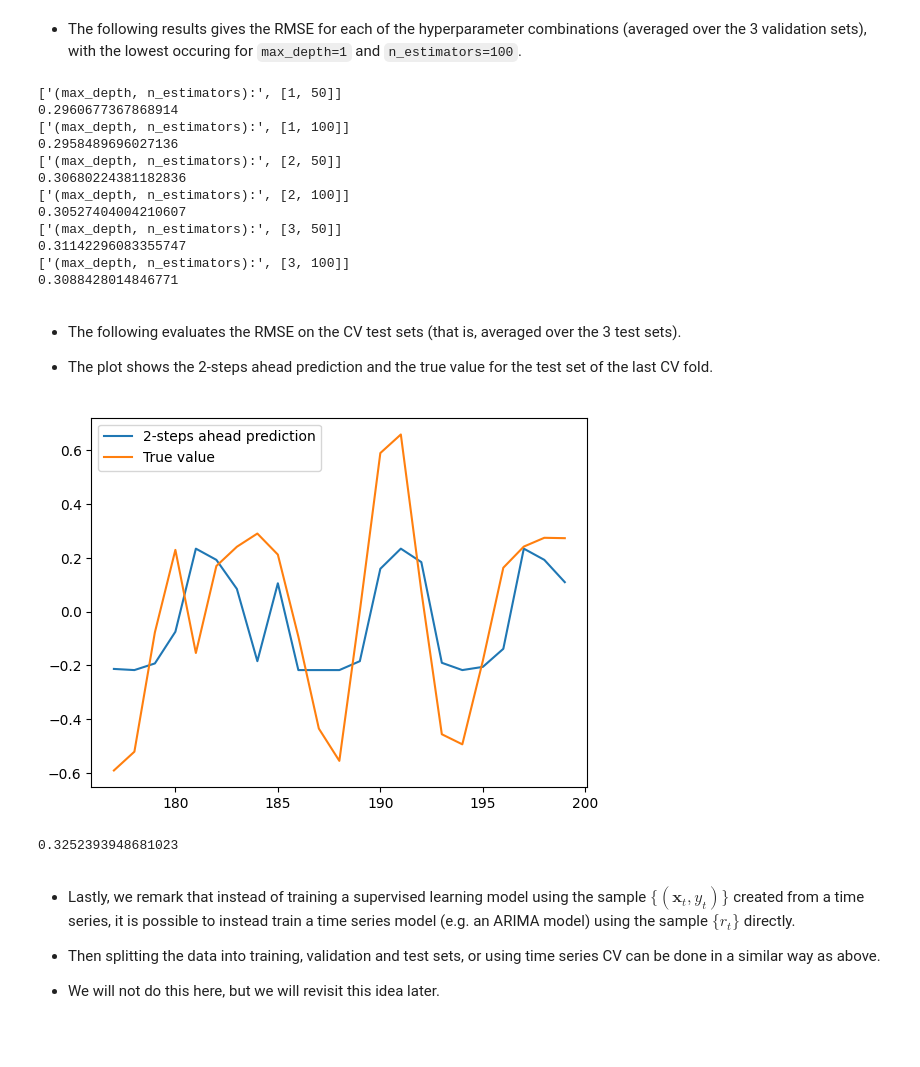
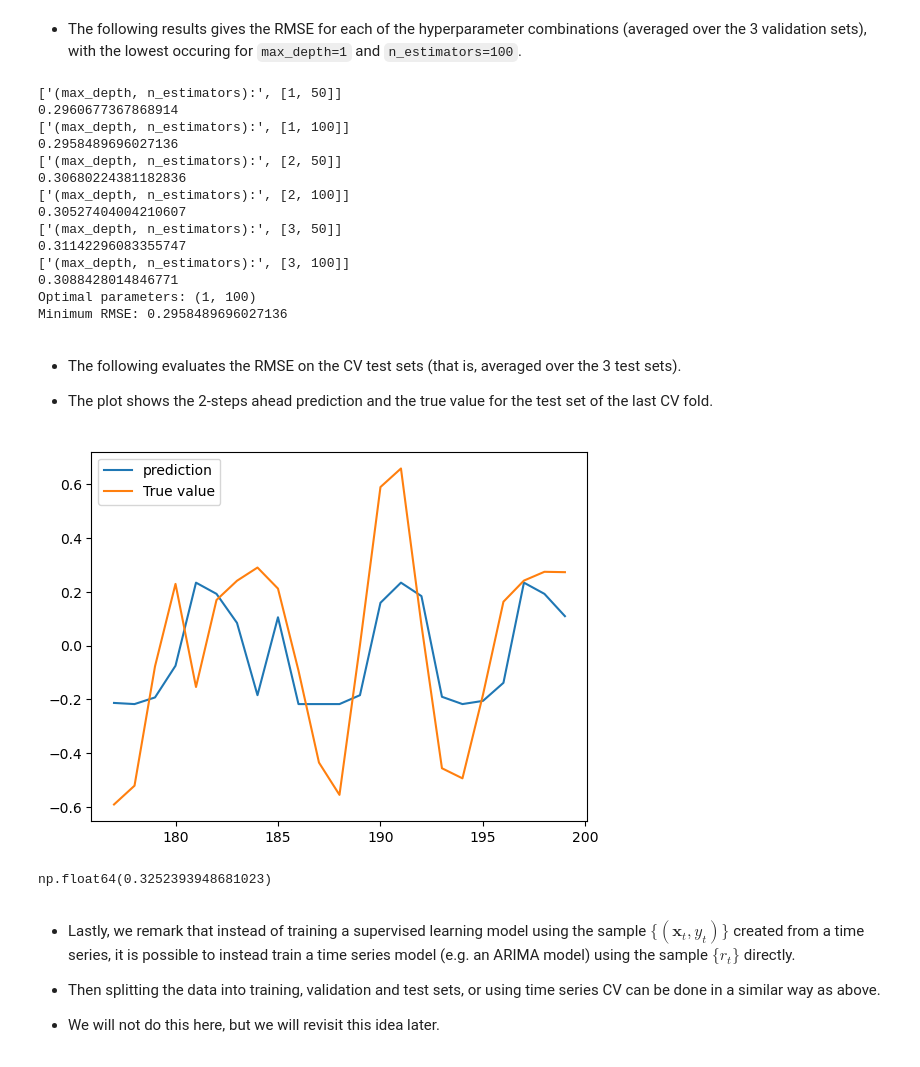
Before and after one commit to yshirai999/Machine-Learning-Lectures, a Jupyter notebook: Lecture5.ipynb, the cells around one changed output. Cells and saved outputs as stored; diff of their text form; code cells hidden in the pictures.

```diff
--- a/Lecture5.ipynb
+++ b/Lecture5.ipynb
@@ -259,9 +259,10 @@ tscv = TimeSeriesSplit(n_splits=3)
 max_depth_list = [1,2,3]
 n_estimators_list = [50,100]
 
-def time_series_valid_test(X, y, n_split, valid_or_test, optimal_par=None):
+def time_series_valid_test(X, y, n_split, valid_or_test, max_depth_list, n_estimators_list, optimal_par=None):
     tscv = TimeSeriesSplit(n_splits=n_split)
     rf_rmse = []
+    param_combinations = []  # To store parameter combinations
     i = 0
     for train_index, test_index in tscv.split(X):
         i += 1
@@ -283,6 +284,7 @@ def time_series_valid_test(X, y, n_split, valid_or_test, optimal_par=None):
                     model_rf.fit(X_train, y_train.ravel())
                     y_val_rf = model_rf.predict(X_valid)
                     rf_rmse.append(np.sqrt(mean_squared_error(y_valid, y_val_rf)))
+                    param_combinations.append((max_depth, n_estimators))
 
         # Evalulate on test set
         if valid_or_test == "test":
@@ -295,7 +297,7 @@ def time_series_valid_test(X, y, n_split, valid_or_test, optimal_par=None):
             # Plot the prediction for the last CV fold
             if i == n_split:
                 plt.plot(range(series_len-test_index.size,series_len),
-                         y_test_rf, label="2-steps ahead prediction")
+                         y_test_rf, label="prediction")
                 plt.plot(range(series_len-test_index.size,series_len),
                          y_test, label="True value")
                 plt.legend(loc="upper left")
@@ -305,20 +307,25 @@ def time_series_valid_test(X, y, n_split, valid_or_test, optimal_par=None):
     if valid_or_test == "valid":
         rf_rmse = np.mean(np.array(rf_rmse).reshape(
             n_split, len(max_depth_list)*len(n_estimators_list)), axis=0)
-        return rf_rmse
+        min_rmse_idx = np.argmin(rf_rmse)  # Find index of lowest RMSE
+        optimal_params = param_combinations[min_rmse_idx]  # Retrieve corresponding parameters
+        return rf_rmse, optimal_params
     if valid_or_test == "test":
         rf_rmse = np.mean(rf_rmse)
         return rf_rmse, y_test_rf
 # %% [markdown]
 - The following results gives the RMSE for each of the hyperparameter combinations (averaged over the 3 validation sets), with the lowest occuring for `max_depth=1` and `n_estimators=100`.
 # %%
-rf_rmse = time_series_valid_test(X_2aheadonly, y_2aheadonly, 3, "valid")
+rf_rmse, optimal_params = time_series_valid_test(X_2aheadonly, y_2aheadonly, 3, "valid", max_depth_list=max_depth_list, n_estimators_list=n_estimators_list)
 ind = 0
 for max_depth in max_depth_list:
         for n_estimators in n_estimators_list:
             print(["(max_depth, n_estimators):",[max_depth, n_estimators]])
             print(rf_rmse[ind])
             ind += 1
+
+print('Optimal parameters:', optimal_params)
+print('Minimum RMSE:', min(rf_rmse))
 # %% [output]
 ['(max_depth, n_estimators):', [1, 50]]
 0.2960677367868914
@@ -332,16 +339,18 @@ for max_depth in max_depth_list:
 0.31142296083355747
 ['(max_depth, n_estimators):', [3, 100]]
 0.3088428014846771
+Optimal parameters: (1, 100)
+Minimum RMSE: 0.2958489696027136
 # %% [markdown]
 - The following evaluates the RMSE on the CV test sets (that is, averaged over the 3 test sets).
 
 - The plot shows the 2-steps ahead prediction and the true value for the test set of the last CV fold.
 # %%
-rf_rmse, y_test_rf = time_series_valid_test(X_2aheadonly, y_2aheadonly, 3, "test", [1,100])
+rf_rmse, y_test_rf = time_series_valid_test(X_2aheadonly, y_2aheadonly, 3, "test", max_depth_list=max_depth_list, n_estimators_list=n_estimators_list, optimal_par=[1, 100])
 rf_rmse
 # %% [output]
-[figure, old version]
+[figure, new version]
-0.3252393948681023
+np.float64(0.3252393948681023)
 # %% [markdown]
 - Lastly, we remark that instead of training a supervised learning model using the sample $\{(\mathbf{x}_t,y_t)\}$ created from a time series, it is possible to instead train a time series model (e.g. an ARIMA model) using the sample $\{r_t\}$ directly.
 
```
Also changed, not shown: parts of 15 cells of this notebook.
